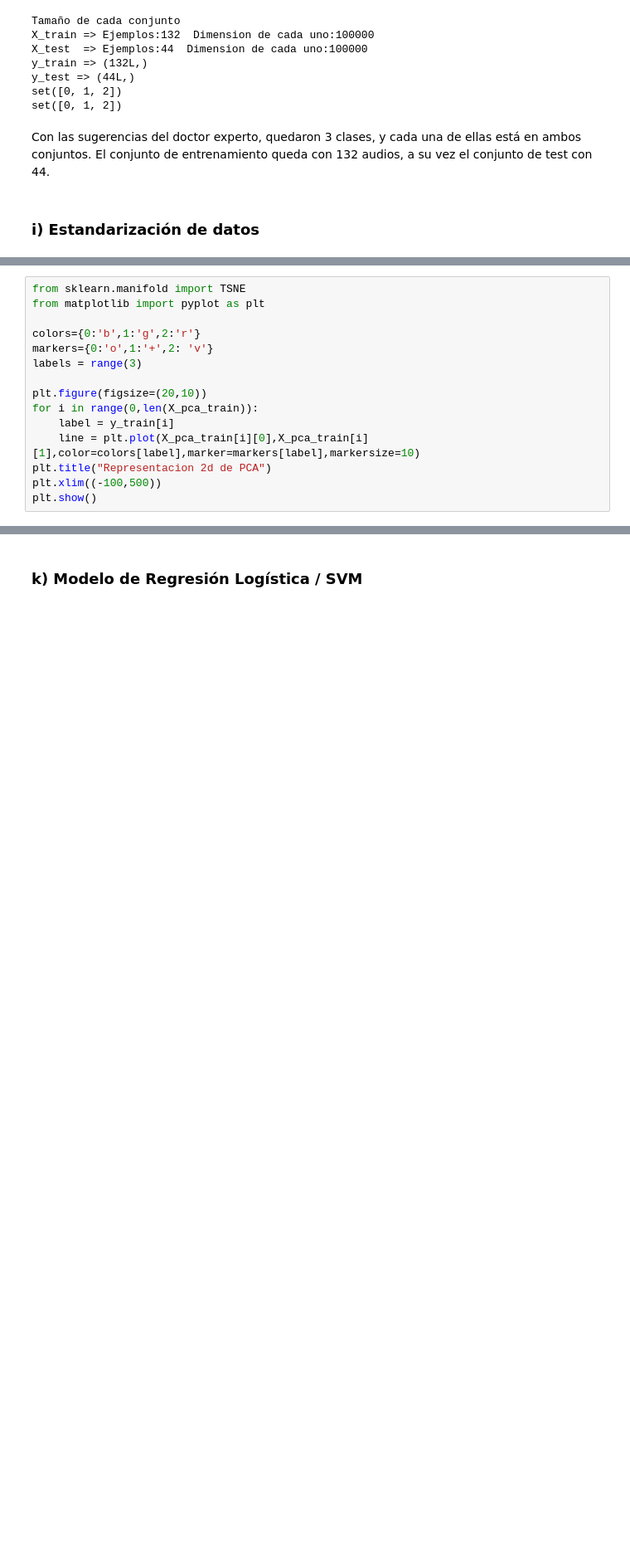
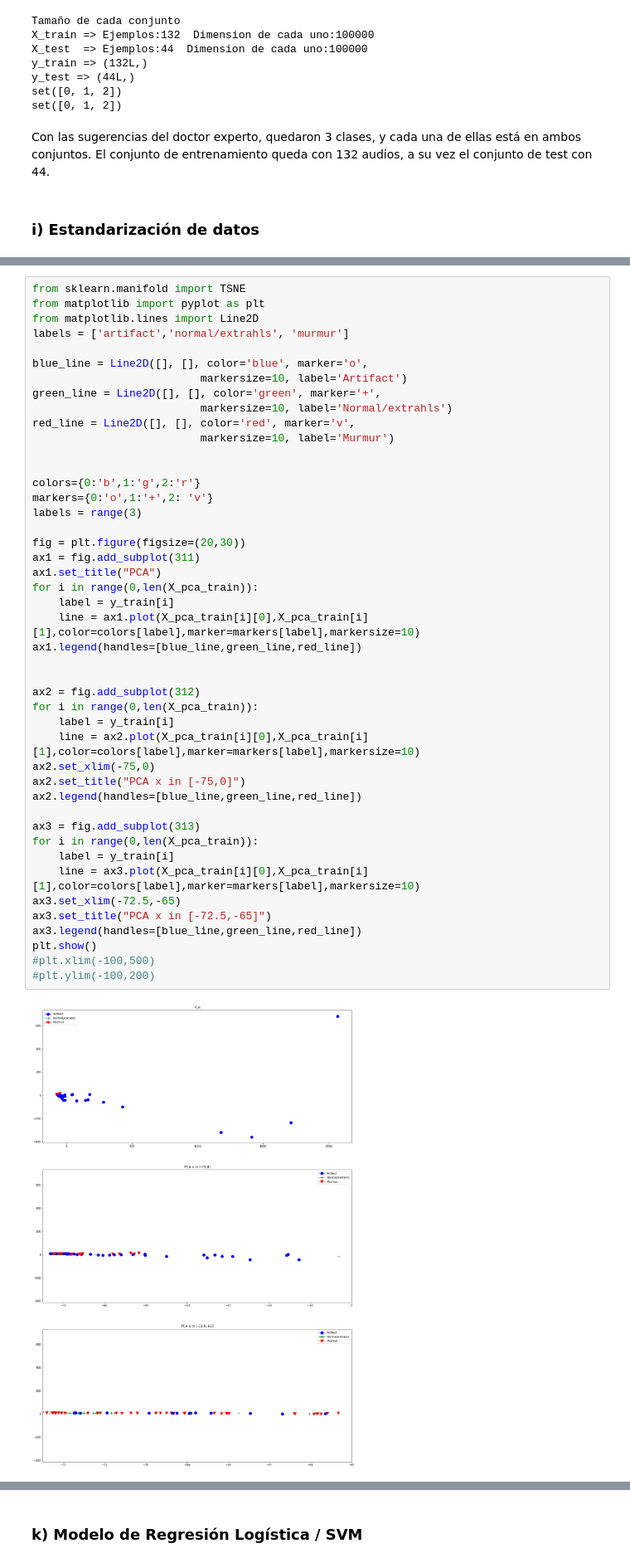
Before and after one commit to F4BI4NFF/MachineLearning2, a Jupyter notebook: Analisis de audios como datos brutos.ipynb, the cells around one changed output, grey strips where cells are left out. Shown: that part at 83% size. Drawn from its saved outputs; the diff is of its cells as text; blank space fills up the shorter version.

```diff
--- a/Analisis de audios como datos brutos.ipynb
+++ b/Analisis de audios como datos brutos.ipynb
@@ -301,15 +308,0 @@ len(X_pca_train)
-# %%
-from sklearn.manifold import TSNE
-from matplotlib import pyplot as plt
-
-colors={0:'b',1:'g',2:'r'}
-markers={0:'o',1:'+',2: 'v'}
-labels = range(3)
-
-plt.figure(figsize=(20,10))
-for i in range(0,len(X_pca_train)):
-    label = y_train[i]
-    line = plt.plot(X_pca_train[i][0],X_pca_train[i][1],color=colors[label],marker=markers[label],markersize=10)
-plt.title("Representacion 2d de PCA")
-plt.xlim((-100,500))
-plt.show()
@@ -338,0 +311,47 @@ def plot_function(hist):
+# %%
+from sklearn.manifold import TSNE
+from matplotlib import pyplot as plt
+from matplotlib.lines import Line2D
+labels = ['artifact','normal/extrahls', 'murmur']
+
+blue_line = Line2D([], [], color='blue', marker='o',
+                          markersize=10, label='Artifact')
+green_line = Line2D([], [], color='green', marker='+',
+                          markersize=10, label='Normal/extrahls')
+red_line = Line2D([], [], color='red', marker='v',
+                          markersize=10, label='Murmur')
+
+
+colors={0:'b',1:'g',2:'r'}
+markers={0:'o',1:'+',2: 'v'}
+labels = range(3)
+
+fig = plt.figure(figsize=(20,30))
+ax1 = fig.add_subplot(311)
+ax1.set_title("PCA")
+for i in range(0,len(X_pca_train)):
+    label = y_train[i]
+    line = ax1.plot(X_pca_train[i][0],X_pca_train[i][1],color=colors[label],marker=markers[label],markersize=10)
+ax1.legend(handles=[blue_line,green_line,red_line])
+
+
+ax2 = fig.add_subplot(312)
+for i in range(0,len(X_pca_train)):
+    label = y_train[i]
+    line = ax2.plot(X_pca_train[i][0],X_pca_train[i][1],color=colors[label],marker=markers[label],markersize=10)
+ax2.set_xlim(-75,0)
+ax2.set_title("PCA x in [-75,0]")
+ax2.legend(handles=[blue_line,green_line,red_line])
+
+ax3 = fig.add_subplot(313)
+for i in range(0,len(X_pca_train)):
+    label = y_train[i]
+    line = ax3.plot(X_pca_train[i][0],X_pca_train[i][1],color=colors[label],marker=markers[label],markersize=10)
+ax3.set_xlim(-72.5,-65)
+ax3.set_title("PCA x in [-72.5,-65]")
+ax3.legend(handles=[blue_line,green_line,red_line])
+plt.show()
+#plt.xlim(-100,500)
+#plt.ylim(-100,200)
+# %% [output]
+[figure, added]
```
Also changed, not shown: parts of 55 cells of this notebook.
